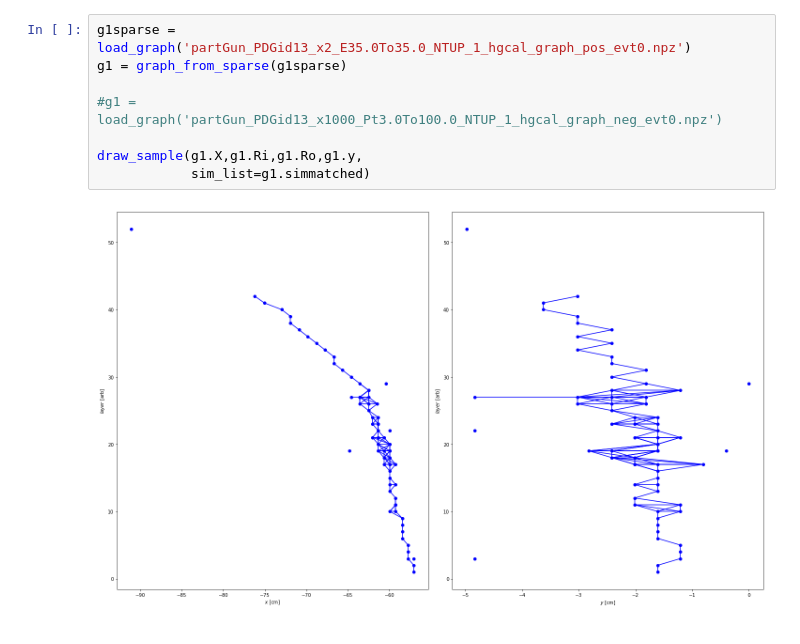
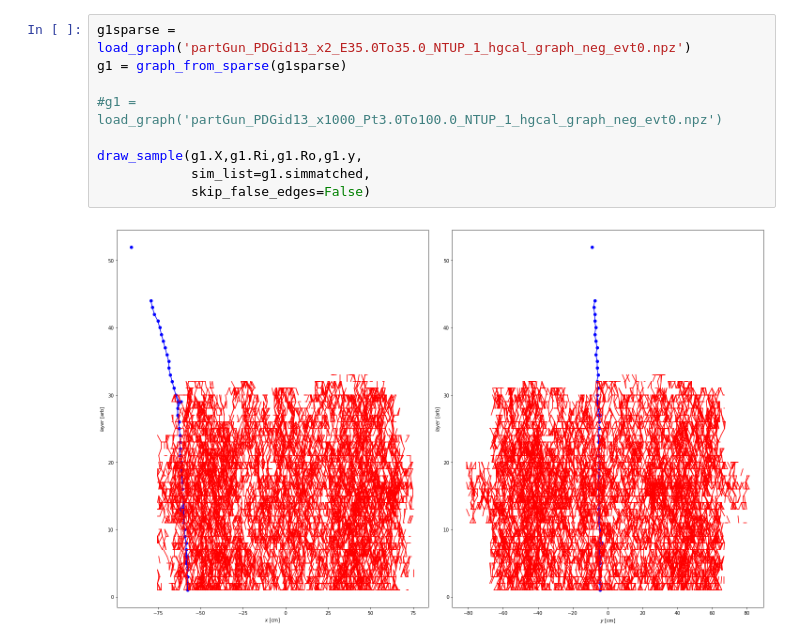
Before and after one commit to lgray/hgcal_ldrd, a Jupyter notebook: notebooks/graph_generation/make_graphs.ipynb, the cells around one changed output. Cells and saved outputs as stored; diff of their text form.

```diff
--- a/notebooks/graph_generation/make_graphs.ipynb
+++ b/notebooks/graph_generation/make_graphs.ipynb
@@ -198,15 +98,16 @@ for ievt in tqdm(range(rechit_z.size),desc='events processed'):
 # %% [output]
 HBox(children=(IntProgress(value=0, description='events processed', max=2, style=ProgressStyle(description_wid…
 # %%
-g1sparse = load_graph('partGun_PDGid13_x2_E35.0To35.0_NTUP_1_hgcal_graph_pos_evt0.npz')
+g1sparse = load_graph('partGun_PDGid13_x2_E35.0To35.0_NTUP_1_hgcal_graph_neg_evt0.npz')
 g1 = graph_from_sparse(g1sparse)
 
 #g1 = load_graph('partGun_PDGid13_x1000_Pt3.0To100.0_NTUP_1_hgcal_graph_neg_evt0.npz')
 
 draw_sample(g1.X,g1.Ri,g1.Ro,g1.y,
-            sim_list=g1.simmatched)
+            sim_list=g1.simmatched,
+            skip_false_edges=False)
 # %% [output]
-[figure, old version]
+[figure, new version]
 # %%
 g2sparse = load_graph('partGun_PDGid13_x2_E35.0To35.0_NTUP_1_hgcal_graph_neg_evt0.npz')
 g2 = graph_from_sparse(g2sparse)
```
Also changed, not shown: parts of 4 cells of this notebook, 2 other files.
